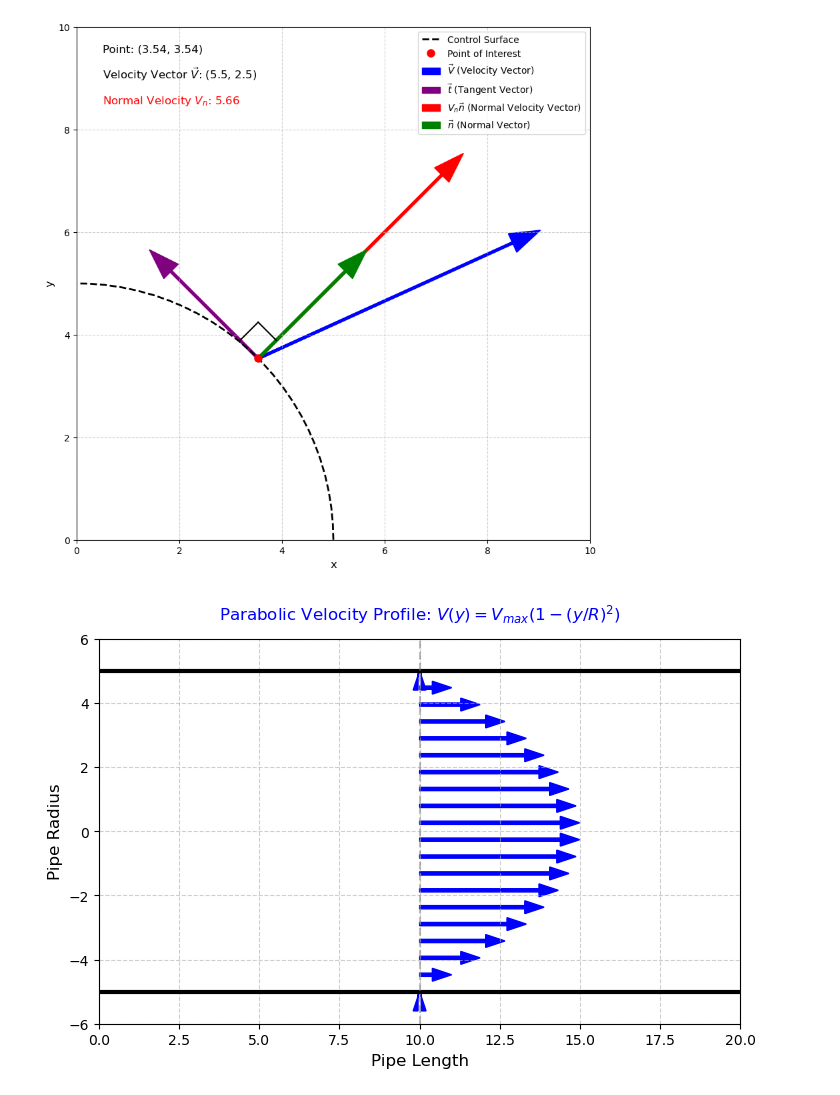
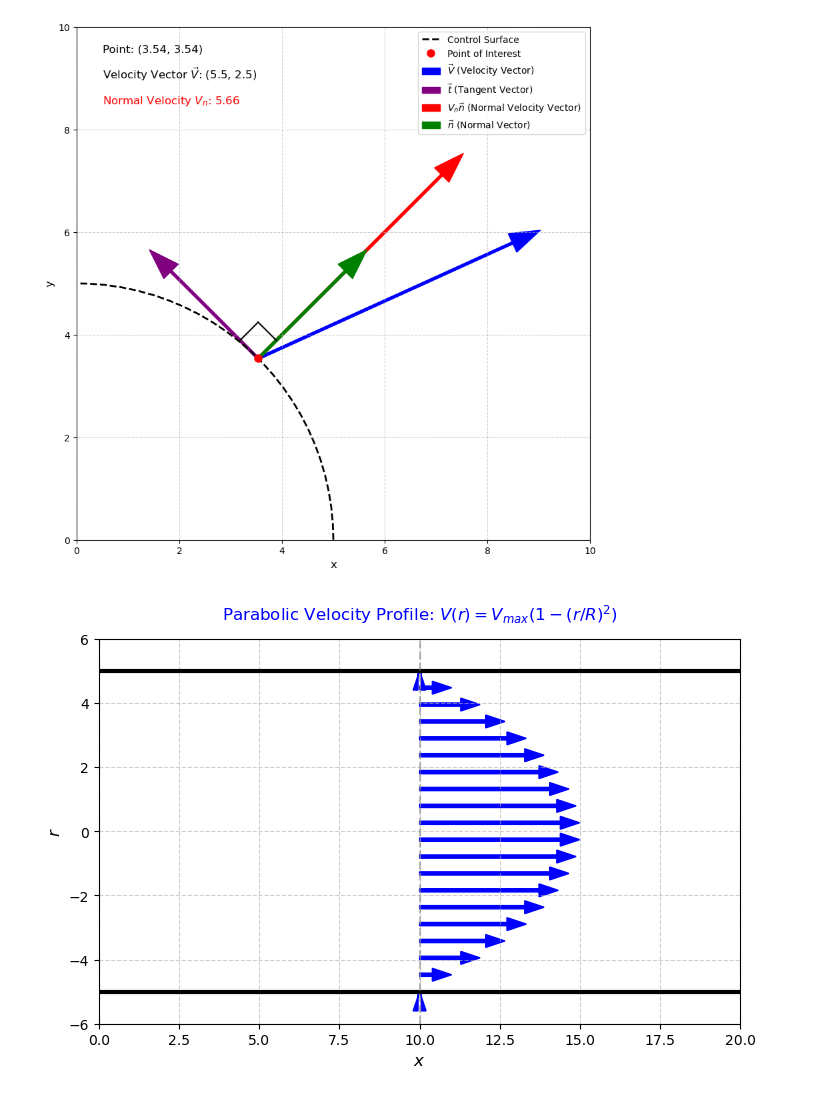
Before and after one commit to mtsn-lab/me40, a Jupyter notebook: scripts/conservationMassDerivation.ipynb, the cells around one changed output. Cells and saved outputs as stored; diff of their text form; code cells hidden in the pictures.

```diff
--- a/scripts/conservationMassDerivation.ipynb
+++ b/scripts/conservationMassDerivation.ipynb
@@ -151,34 +151,34 @@ ax.hlines(-pipe_radius, xmin=0, xmax=pipe_length, color='black', linewidth=3)
 
 # Plot the velocity vectors
 # We'll plot them at x = pipe_length / 2 for visual clarity
 x_position = pipe_length / 2
 for y in y_values:
     # Calculate the velocity magnitude at this y-position
     velocity_magnitude = parabolic_velocity(y, v_max, pipe_radius)
 
     # Plot an arrow to represent the velocity vector
     ax.arrow(x_position, y, velocity_magnitude, 0,
              color='blue', width=0.1, head_width=0.4,
              length_includes_head=True)
 
 # Add a central axis line to show the pipe center
 ax.axvline(x_position, color='gray', linestyle='--', alpha=0.5)
 
 # Add a text label for the velocity profile formula
-ax.text(0.5, 1.05, r'Parabolic Velocity Profile: $V(y) = V_{max}(1 - (y/R)^2)$',
+ax.text(0.5, 1.05, r'Parabolic Velocity Profile: $V(r) = V_{max}(1 - (r/R)^2)$',
         transform=ax.transAxes, ha='center', fontsize=12, color='blue')
 
 # Set labels and title
 # ax.set_title('Parabolic Velocity Profile in a Pipe', fontsize=16)
-ax.set_xlabel('Pipe Length', fontsize=12)
-ax.set_ylabel('Pipe Radius', fontsize=12)
+ax.set_xlabel('$x$', fontsize=12)
+ax.set_ylabel('$r$', fontsize=12)
 ax.set_aspect('equal')
 ax.grid(True, linestyle='--', alpha=0.6)
 ax.set_xlim(0, pipe_length)
 ax.set_ylim(-pipe_radius - 1, pipe_radius + 1)
 
 plt.savefig('velocity-profile.pdf')
 
 plt.show()
 # %% [output]
-[figure, old version]
+[figure, new version]
```
Also changed, not shown: parts of 1 cell of this notebook.
